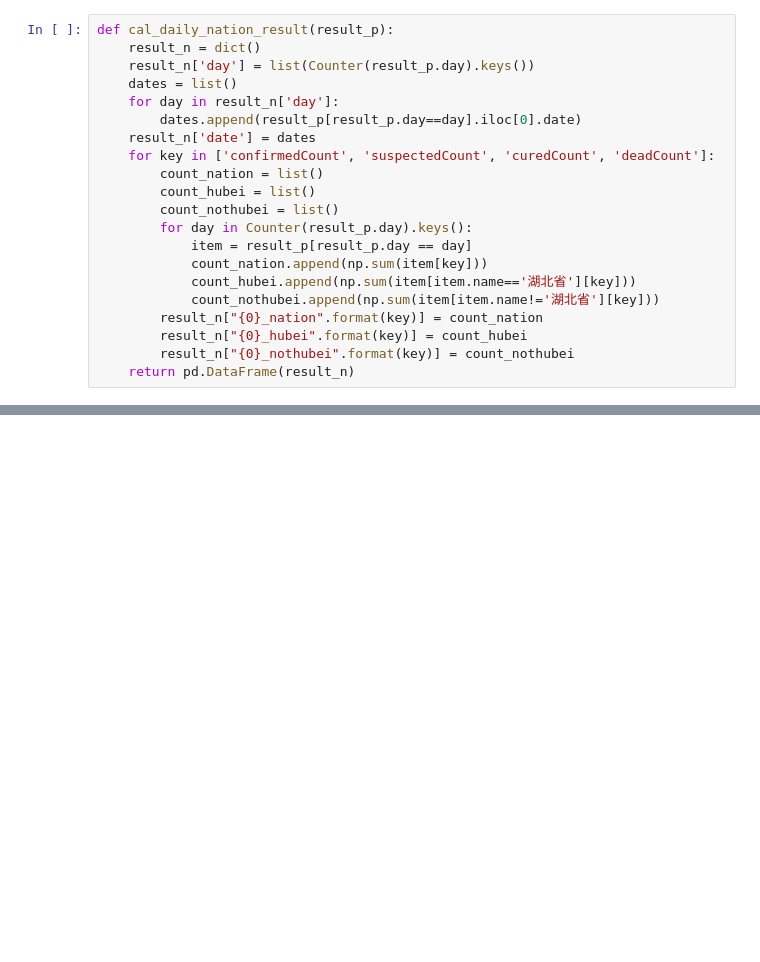
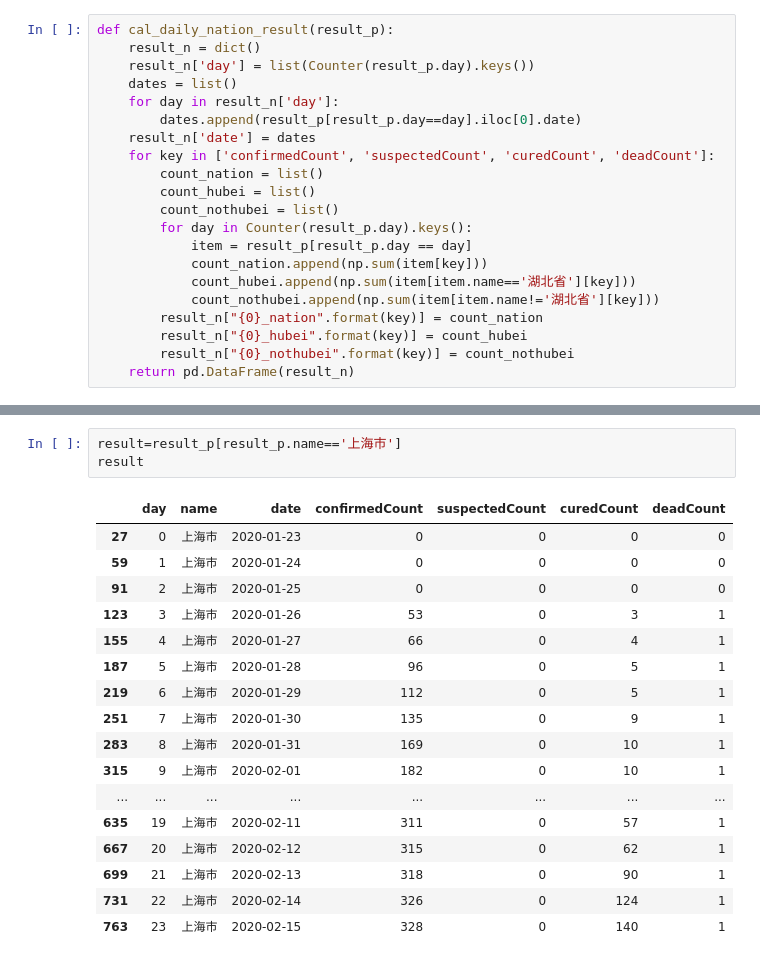
Before and after one commit to swj1442291549/COVID-19-analysis, a Jupyter notebook: analysis.ipynb, the cells around one changed output, grey strips where cells are left out. Cells and saved outputs as stored; diff of their text form; blank space fills up the shorter version.

```diff
--- a/analysis.ipynb
+++ b/analysis.ipynb
@@ -170,0 +220,21 @@ fig.show()
+# %%
+result=result_p[result_p.name=='上海市']
+result
+# %% [output]
+|  | day | name | date | confirmedCount | suspectedCount | curedCount | deadCount |
+| 27 | 0 | 上海市 | 2020-01-23 | 0 | 0 | 0 | 0 |
+| 59 | 1 | 上海市 | 2020-01-24 | 0 | 0 | 0 | 0 |
+| 91 | 2 | 上海市 | 2020-01-25 | 0 | 0 | 0 | 0 |
+| 123 | 3 | 上海市 | 2020-01-26 | 53 | 0 | 3 | 1 |
+| 155 | 4 | 上海市 | 2020-01-27 | 66 | 0 | 4 | 1 |
+| 187 | 5 | 上海市 | 2020-01-28 | 96 | 0 | 5 | 1 |
+| 219 | 6 | 上海市 | 2020-01-29 | 112 | 0 | 5 | 1 |
+| 251 | 7 | 上海市 | 2020-01-30 | 135 | 0 | 9 | 1 |
+| 283 | 8 | 上海市 | 2020-01-31 | 169 | 0 | 10 | 1 |
+| 315 | 9 | 上海市 | 2020-02-01 | 182 | 0 | 10 | 1 |
+| ... | ... | ... | ... | ... | ... | ... | ... |
+| 635 | 19 | 上海市 | 2020-02-11 | 311 | 0 | 57 | 1 |
+| 667 | 20 | 上海市 | 2020-02-12 | 315 | 0 | 62 | 1 |
+| 699 | 21 | 上海市 | 2020-02-13 | 318 | 0 | 90 | 1 |
+| 731 | 22 | 上海市 | 2020-02-14 | 326 | 0 | 124 | 1 |
+| 763 | 23 | 上海市 | 2020-02-15 | 328 | 0 | 140 | 1 |
```
Also changed, not shown: parts of 6 cells of this notebook, 1 other file.
